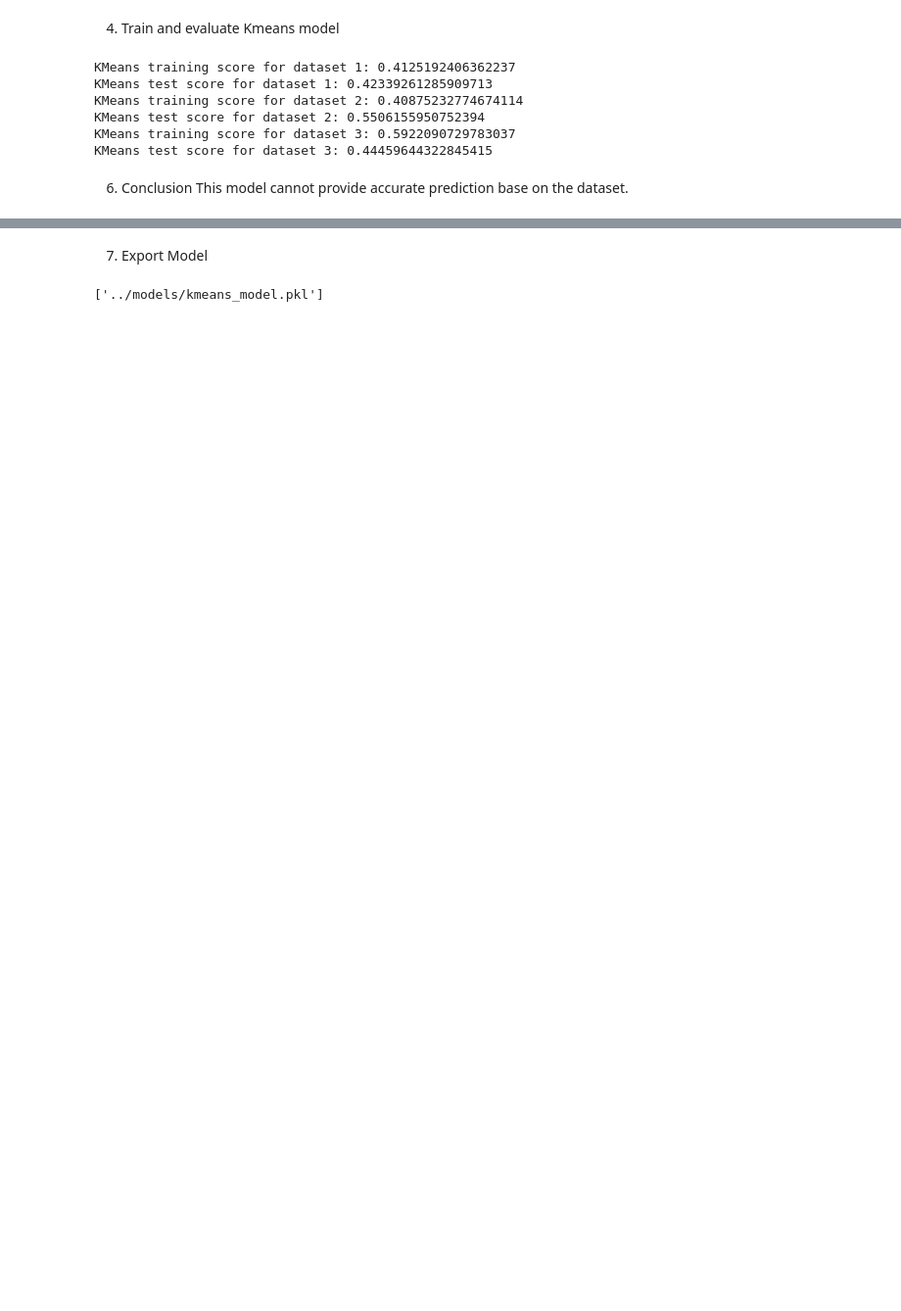
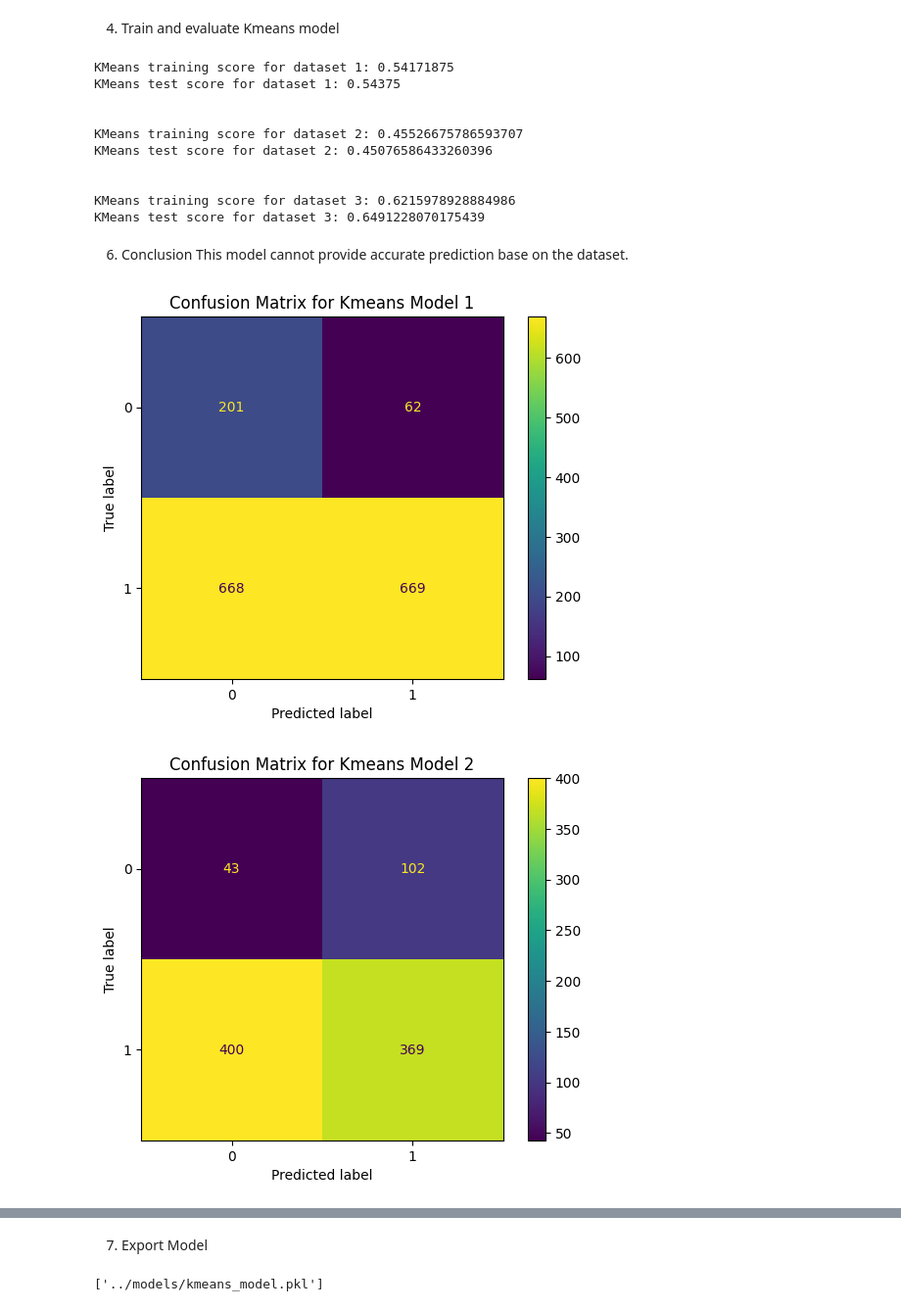
Before and after one commit to arthurso2023/ADSI_Assignment, a Jupyter notebook: notebooks/kmean.ipynb, the cells around one changed output, grey strips where cells are left out. Shown: that part at 98% size. Drawn from its saved outputs; the diff is of its cells as text; code cells hidden in the pictures; blank space fills up the shorter version.

```diff
--- a/notebooks/kmean.ipynb
+++ b/notebooks/kmean.ipynb
@@ -10,14 +10,19 @@ import numpy as np
 2. Load the dataset for model training
 # %%
 # Load the data from csv
-x_data =pd.read_csv('../data/interim/x_data.csv')
-y_data =pd.read_csv('../data/interim/y_data.csv')
-x_oversample =pd.read_csv('../data/interim/x_oversample.csv')
-y_oversample =pd.read_csv('../data/interim/y_oversample.csv')
-x_undersample =pd.read_csv('../data/interim/x_undersample.csv')
-y_undersample =pd.read_csv('../data/interim/y_undersample.csv')
-x_test =pd.read_csv('../data/interim/x_test.csv')
-y_test =pd.read_csv('../data/interim/y_test.csv')
+x_data_org =pd.read_csv('../data/interim/x_data_org.csv')
+y_data_org =pd.read_csv('../data/interim/y_data_org.csv')
+x_data_eda =pd.read_csv('../data/interim/x_data.csv')
+y_data_eda =pd.read_csv('../data/interim/y_data.csv')
+x_balanced_data =pd.read_csv('../data/interim/x_balanced_data.csv')
+y_balanced_data =pd.read_csv('../data/interim/y_balanced_data.csv')
+
+x_test_org =pd.read_csv('../data/interim/x_test_org.csv')
+y_test_org =pd.read_csv('../data/interim/y_test_org.csv')
+x_test_eda =pd.read_csv('../data/interim/x_test.csv')
+y_test_eda =pd.read_csv('../data/interim/y_test.csv')
+x_balanced_test =pd.read_csv('../data/interim/x_balanced_test.csv')
+y_balanced_test =pd.read_csv('../data/interim/y_balanced_test.csv')
 # %% [markdown]
 3. Set up baseline model
 # %%
@@ -35,27 +40,46 @@ accuracy_score(y_data, y_base)
 4. Train and evaluate Kmeans model
 # %%
 from sklearn.cluster import KMeans
-datasets = [(x_data, y_data), (x_oversample, y_oversample), (x_undersample, y_undersample)]
+datasets = [(x_data_org, y_data_org, x_test_org, y_test_org), (x_data_eda, y_data_eda, x_test_eda, y_test_eda), (x_balanced_data, y_balanced_data, x_balanced_test, y_balanced_test)]
 models = []
 
-for i, (x, y) in enumerate(datasets):
+for i, (x, y, x_test, y_test) in enumerate(datasets):
     kmeans_model = KMeans(random_state=1, n_clusters=2)
     kmeans_model.fit(x)
     models.append(kmeans_model)
     print(f'KMeans training score for dataset {i+1}: {accuracy_score(y, kmeans_model.predict(x))}')
     print(f'KMeans test score for dataset {i+1}: {accuracy_score(y_test, kmeans_model.predict(x_test))}')
+    print('\n')
 
 # Accessing the models
 kmeans_model_org = models[0]
 kmeans_model_over = models[1]
 kmeans_model_under = models[2]
 # %% [output]
-KMeans training score for dataset 1: 0.4125192406362237
-KMeans test score for dataset 1: 0.42339261285909713
-KMeans training score for dataset 2: 0.40875232774674114
-KMeans test score for dataset 2: 0.5506155950752394
-KMeans training score for dataset 3: 0.5922090729783037
-KMeans test score for dataset 3: 0.44459644322845415
+KMeans training score for dataset 1: 0.54171875
+KMeans test score for dataset 1: 0.54375
+
+
+KMeans training score for dataset 2: 0.45526675786593707
+KMeans test score for dataset 2: 0.45076586433260396
+
+
+KMeans training score for dataset 3: 0.6215978928884986
+KMeans test score for dataset 3: 0.6491228070175439
 # %% [markdown]
 6. Conclusion
 This model cannot provide accurate prediction base on the dataset.
+# %%
+from sklearn.metrics import ConfusionMatrixDisplay
+import matplotlib.pyplot as plt
+
+# Evaluate each model using ConfusionMatrixDisplay
+for i, (x, y, x_test, y_test) in enumerate(datasets):
+    model = models[i]
+    y_pred = model.predict(x_test)
+    ConfusionMatrixDisplay.from_predictions(y_test, y_pred)
+    plt.title(f'Confusion Matrix for Kmeans Model {i+1}')
+    plt.show()
+# %% [output]
+[figure, added]
+[figure, added]
```
Also changed, not shown: parts of 3 cells of this notebook, 5 other files.
